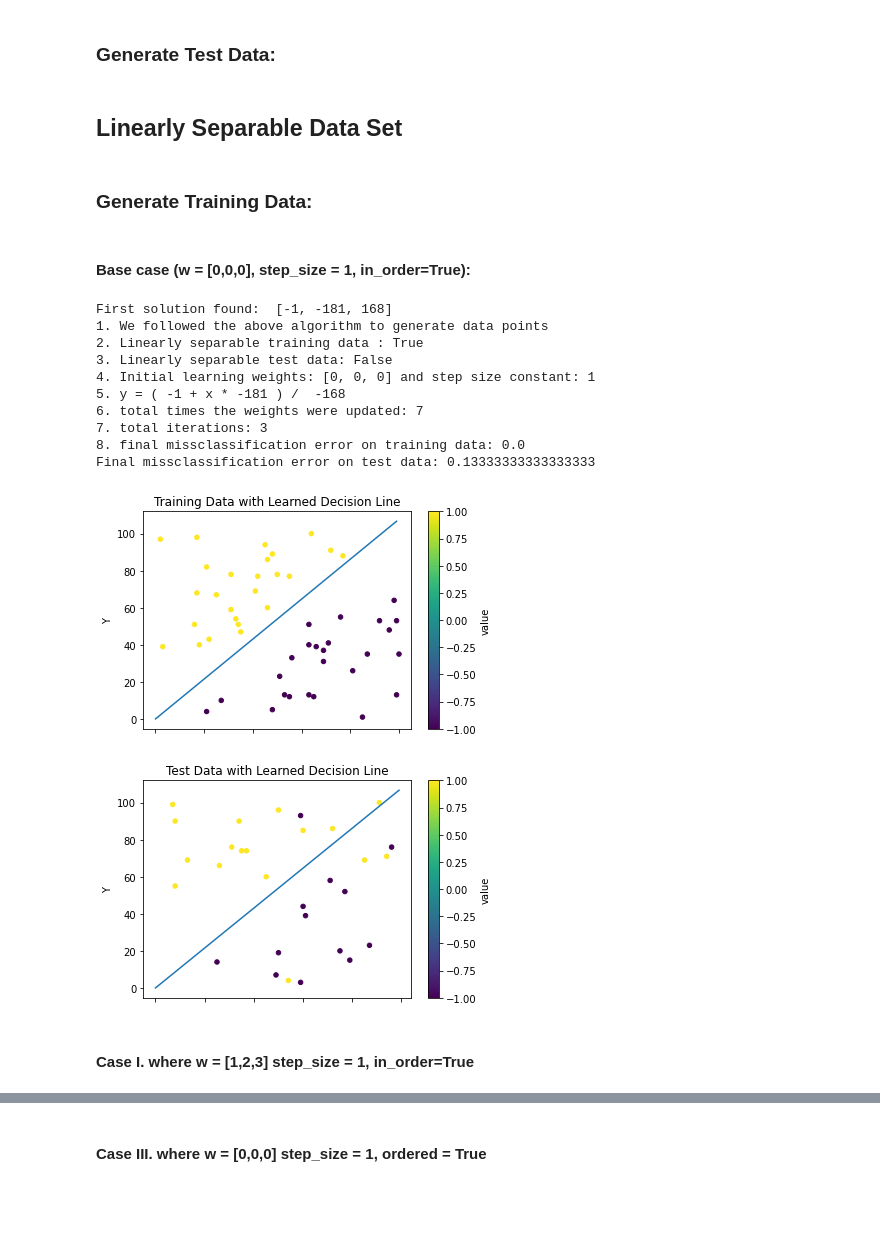
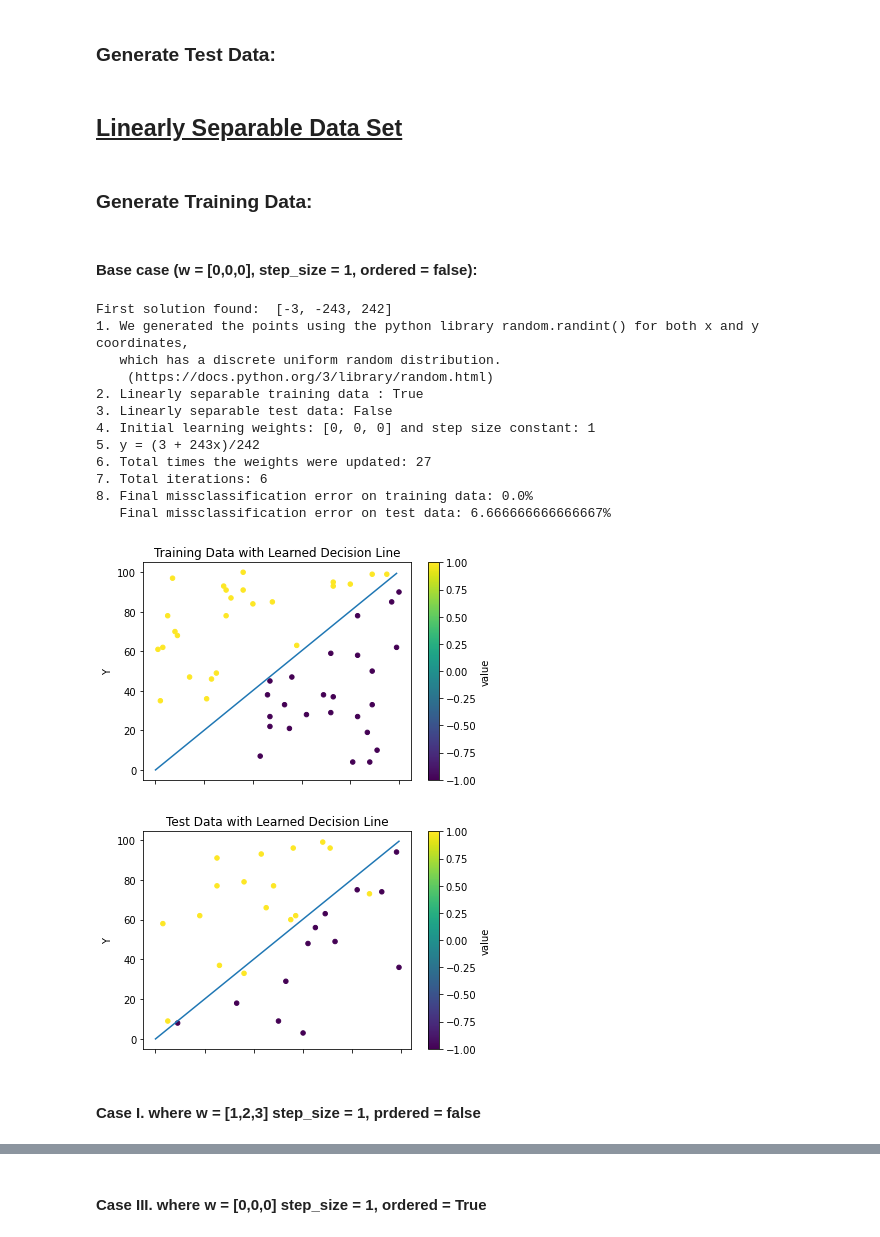
Before and after one commit to LioraW/PLA-Algorithm, a Jupyter notebook: project1.ipynb, the cells around one changed output, grey strips where cells are left out. Cells and saved outputs as stored; diff of their text form; code cells hidden in the pictures; blank space fills up the shorter version.

Commit message:
Added message about random point generation

```diff
--- a/project1.ipynb
+++ b/project1.ipynb
@@ -147 +147,9 @@ def accuracy(weights, data):
+# %%
+def accuracy(weights, data):
+    points = sep_data(data)[0]
+    values = sep_data(data)[1]
+    return (float(num_missclassified_points(weights, points, values)) / len(data)) * 100
+# %%
+def line_string(weights):
+    return 'y = ('+ str(-weights[0]) + ' + ' + str(-weights[1]) + 'x)/' + str(weights[2])
 # %%
@@ -159,56 +168,59 @@ def print_stats(train_ls,test_ls, weights, step, final_weights, total_updates, i
 # %% [markdown]
 <h3> Generate Test Data:
 # %%
-test_data = generate_data(30, linearly_separable=False, min_dist_btwn_points=10)
+test_data = generate_data(30, linearly_separable=False)
 test_points=sep_data(test_data)[0]
 test_values=sep_data(test_data)[1]
 # %% [markdown]
-<h2>Linearly Separable Data Set
+<h2><u>Linearly Separable Data Set
 # %% [markdown]
 <h3>Generate Training Data:
 # %%
-tr_data_ls = generate_data(50, min_dist_btwn_points=10)
+tr_data_ls = generate_data(50)
 
 #separate for sake of PLA
 tr_points = sep_data(tr_data_ls)[0]
 tr_values = sep_data(tr_data_ls)[1]
 # %% [markdown]
-<h4>Base case (w = [0,0,0], step_size = 1, in_order=True):
+<h4>Base case (w = [0,0,0], step_size = 1, ordered = false):
 # %%
 #Variables
 passes = 100
 step_size = 1
 w = [0,0,0]
 
 #Run PLA on training Data
 result = pla(tr_points, tr_values, passes, step_size, w)
 
 #Plot Training data with Learned Decision Line
 plot_data(tr_data_ls, 'Training Data with Learned Decision Line', result['w'])
 
 #Plot Test Data with Learned Decision Line
 plot_data(test_data, 'Test Data with Learned Decision Line', result['w'])
 
-#Get accuracy
-accuracy_train = accuracy(result['w'], tr_data_ls)
-accuracy_test =  accuracy(result['w'], test_data)
+#Print stats
+print_stats(True, False, w, step_size, result['w'], result['updates'], result['iterations'], \
+            accuracy(result['w'], tr_data_ls), accuracy(result['w'], test_data))
 
-print_stats(True, False, w, step_size, result['w'], result['updates'], result['iterations'], accuracy_train, accuracy_test )
+#save result
+base_case = result['w']
 # %% [output]
-First solution found:  [-1, -181, 168]
-1. We followed the above algorithm to generate data points
+First solution found:  [-3, -243, 242]
+1. We generated the points using the python library random.randint() for both x and y coordinates,
+   which has a discrete uniform random distribution.
+    (https://docs.python.org/3/library/random.html)
 2. Linearly separable training data : True
 3. Linearly separable test data: False
 4. Initial learning weights: [0, 0, 0] and step size constant: 1
-5. y = ( -1 + x * -181 ) /  -168
-6. total times the weights were updated: 7
-7. total iterations: 3
-8. final missclassification error on training data: 0.0
-Final missclassification error on test data: 0.13333333333333333
+5. y = (3 + 243x)/242
+6. Total times the weights were updated: 27
+7. Total iterations: 6
+8. Final missclassification error on training data: 0.0%
+   Final missclassification error on test data: 6.666666666666667%
-[figure, old version]
+[figure, new version]
-[figure, old version]
+[figure, new version]
 # %% [markdown]
-<h4>Case I. where w = [1,2,3] step_size = 1, in_order=True
+<h4>Case I. where w = [1,2,3] step_size = 1, prdered = false
 # %%
 #Variables
 passes = 100
```
Also changed, not shown: parts of 23 cells of this notebook.
